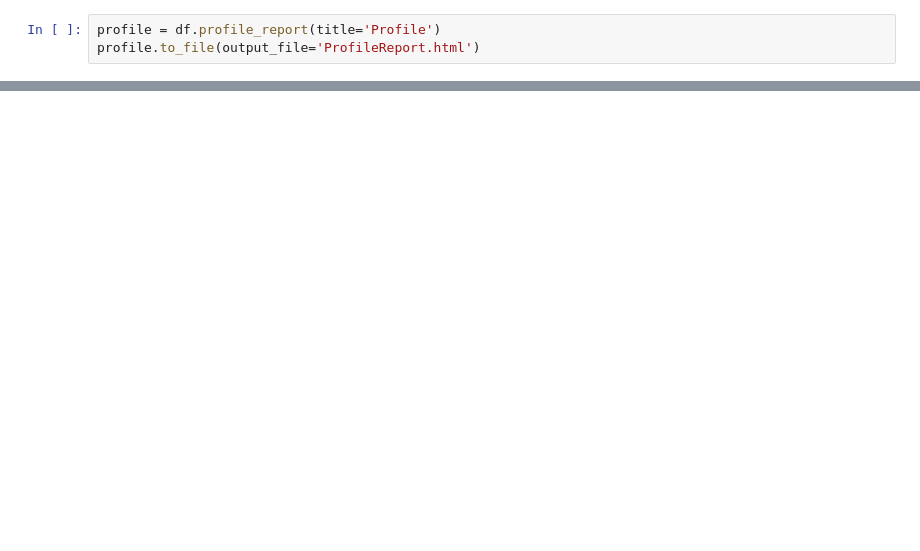
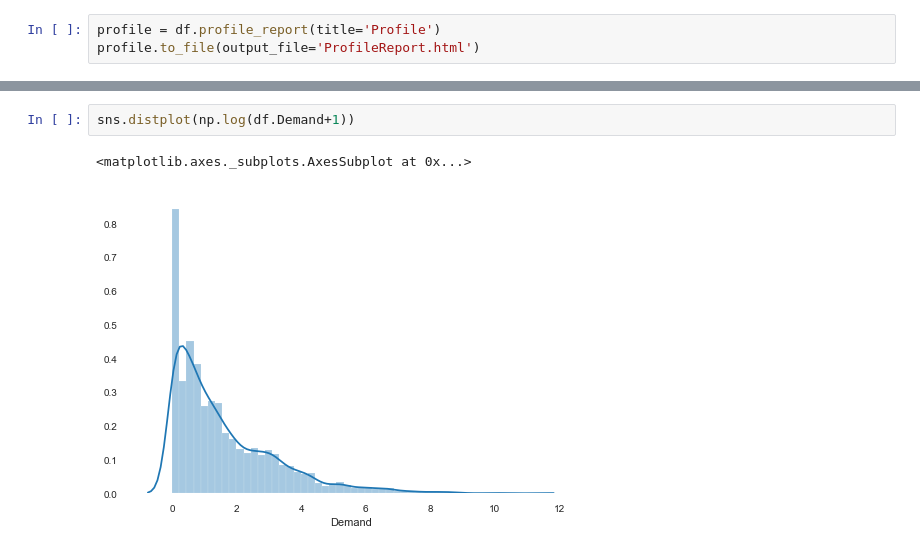
Before and after one commit to falcolf/Predict-Lowest-Price, a Jupyter notebook: EDA.ipynb, the cells around one changed output, grey strips where cells are left out. Drawn from its saved outputs; the diff is of its cells as text; blank space fills up the shorter version.

```diff
--- a/EDA.ipynb
+++ b/EDA.ipynb
@@ -72,0 +108,5 @@ profile.to_file(output_file='ProfileReport.html')
+# %%
+sns.distplot(np.log(df.Demand+1))
+# %% [output]
+<matplotlib.axes._subplots.AxesSubplot at 0x...>
+[figure, added]
```
Also changed, not shown: parts of 6 cells of this notebook.
